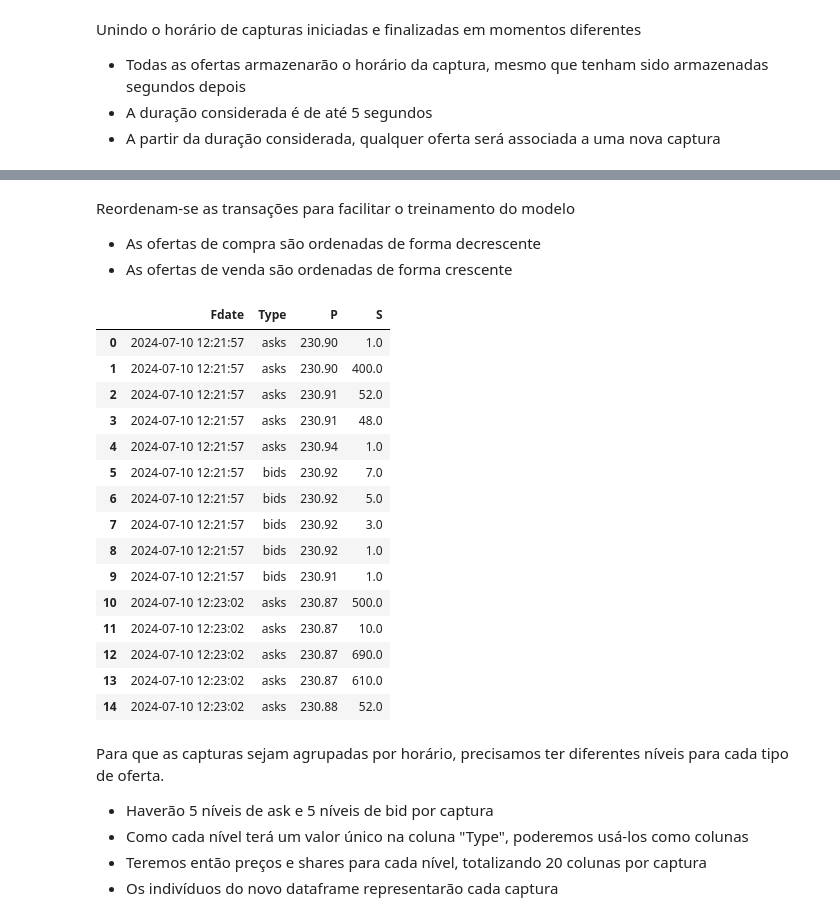
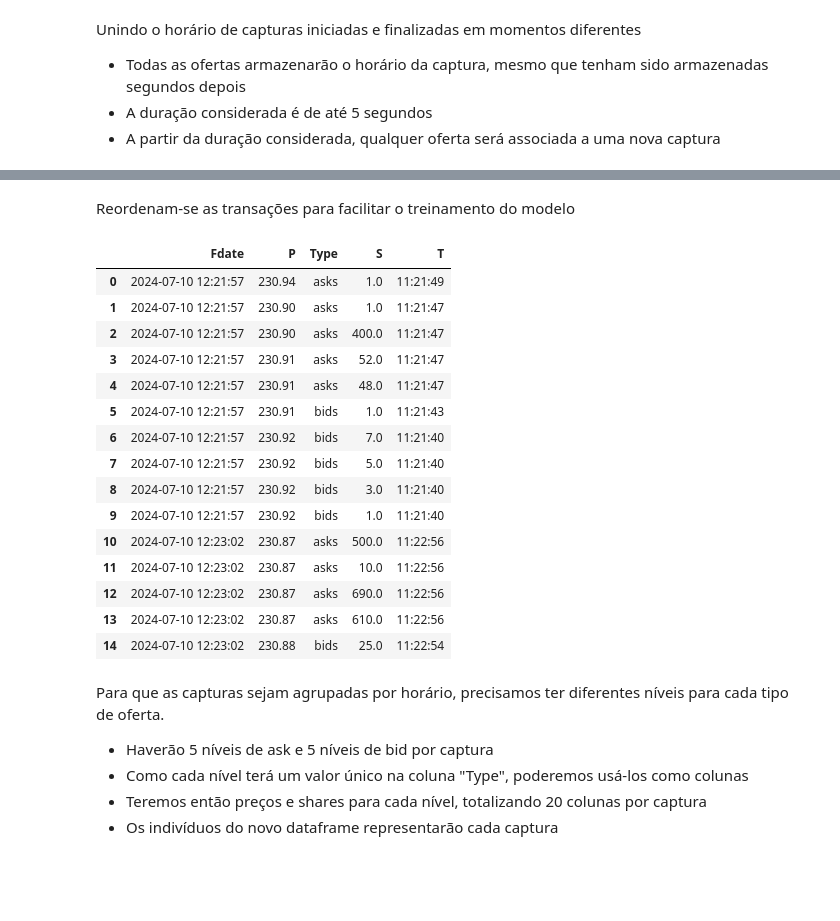
Before and after one commit to AILAB-CEFET-RJ/dtml, a Jupyter notebook: notebook/data_featuring.ipynb, the cells around one changed output, grey strips where cells are left out. Saved outputs shown, nothing was run; the diff lists cells and outputs as text; code cells hidden in the pictures; blank space fills up the shorter version.

```diff
--- a/notebook/data_featuring.ipynb
+++ b/notebook/data_featuring.ipynb
@@ -17,7 +17,8 @@ import numpy as np
 
 input_path = os.path.join('df_final.csv')
 df = pd.read_csv(input_path, parse_dates=["File_Date"])
+
 df = df[df['Company'] == 'APPLE INC COM']
-df = df[["File_Date", "Price_of_One_Share", "Transaction_type", "Number_of_Shares_Sold" ]]
+df = df[["File_Date", "Price_of_One_Share", "Transaction_type", "Number_of_Shares_Sold", "Time" ]]
 df.head(10) #print
 # %% [output]
@@ -40,7 +41,8 @@ df = df.rename(columns={
     'File_Date': 'Fdate',
     'Price_of_One_Share': 'P',
     'Transaction_type': 'Type',
-    'Number_of_Shares_Sold': 'S'
+    'Number_of_Shares_Sold': 'S',
+    'Time': 'T'
 })
 
 df #print
@@ -81,5 +83,5 @@ df #print
 Realizando ordenação por data de captura e tipo de oferta
   - Isso é essencial para agrupar posteriormente esses dados
 # %%
-df = df.sort_values(by=['Fdate', 'Type'], ascending=[True, True]).reset_index(drop=True)
-df.head(11) #print
+# df = df.sort_values(by=['Fdate', 'Type'], ascending=[True, True]).reset_index(drop=True)
+# df.head(11) #print
@@ -131,28 +120,32 @@ df2 #print
 # %% [markdown]
 Reordenam-se as transações para facilitar o treinamento do modelo
-  - As ofertas de compra são ordenadas de forma decrescente
-  - As ofertas de venda são ordenadas de forma crescente
 # %%
-df2 = df2.set_index(['Fdate', 'Type'])
-df2.loc[(slice(None), "asks"), :] = df2.loc[(slice(None), "asks"), :].sort_values(['Fdate', 'P'], ascending=[True, True])
-df2.loc[(slice(None), "bids"), :] = df2.loc[(slice(None), "bids"), :].sort_values(['Fdate', 'P'], ascending=[True, False])
+# df2 = df2.set_index(['Fdate', 'Type'])
+# df2.loc[(slice(None), "asks"), :] = df2.loc[(slice(None), "asks"), :].sort_values(['Fdate', 'P'], ascending=[True, True])
+# df2.loc[(slice(None), "bids"), :] = df2.loc[(slice(None), "bids"), :].sort_values(['Fdate', 'P'], ascending=[True, False])
+# df2 = df2.reset_index()
 
-df2 = df2.reset_index()
+# df2 = df2.sort_values(by=['Fdate', 'P'], ascending=[True, False])
+
+df2 = df2.set_index(['Fdate'])
+df2['T'] = pd.to_datetime(df2['T'], format='%H:%M:%S').dt.time
+df2 = df2.sort_values(by=['Fdate', 'T'], ascending=[True, False]).reset_index()
+
 df2.head(15) #print
 # %% [output]
-|  | Fdate | Type | P | S |
-| 0 | 2024-07-10 12:21:57 | asks | 230.90 | 1.0 |
-| 1 | 2024-07-10 12:21:57 | asks | 230.90 | 400.0 |
-| 2 | 2024-07-10 12:21:57 | asks | 230.91 | 52.0 |
-| 3 | 2024-07-10 12:21:57 | asks | 230.91 | 48.0 |
-| 4 | 2024-07-10 12:21:57 | asks | 230.94 | 1.0 |
-| 5 | 2024-07-10 12:21:57 | bids | 230.92 | 7.0 |
-| 6 | 2024-07-10 12:21:57 | bids | 230.92 | 5.0 |
-| 7 | 2024-07-10 12:21:57 | bids | 230.92 | 3.0 |
-| 8 | 2024-07-10 12:21:57 | bids | 230.92 | 1.0 |
-| 9 | 2024-07-10 12:21:57 | bids | 230.91 | 1.0 |
-| 10 | 2024-07-10 12:23:02 | asks | 230.87 | 500.0 |
-| 11 | 2024-07-10 12:23:02 | asks | 230.87 | 10.0 |
-| 12 | 2024-07-10 12:23:02 | asks | 230.87 | 690.0 |
-| 13 | 2024-07-10 12:23:02 | asks | 230.87 | 610.0 |
-| 14 | 2024-07-10 12:23:02 | asks | 230.88 | 52.0 |
+|  | Fdate | P | Type | S | T |
+| 0 | 2024-07-10 12:21:57 | 230.94 | asks | 1.0 | 11:21:49 |
+| 1 | 2024-07-10 12:21:57 | 230.90 | asks | 1.0 | 11:21:47 |
+| 2 | 2024-07-10 12:21:57 | 230.90 | asks | 400.0 | 11:21:47 |
+| 3 | 2024-07-10 12:21:57 | 230.91 | asks | 52.0 | 11:21:47 |
+| 4 | 2024-07-10 12:21:57 | 230.91 | asks | 48.0 | 11:21:47 |
+| 5 | 2024-07-10 12:21:57 | 230.91 | bids | 1.0 | 11:21:43 |
+| 6 | 2024-07-10 12:21:57 | 230.92 | bids | 7.0 | 11:21:40 |
+| 7 | 2024-07-10 12:21:57 | 230.92 | bids | 5.0 | 11:21:40 |
+| 8 | 2024-07-10 12:21:57 | 230.92 | bids | 3.0 | 11:21:40 |
+| 9 | 2024-07-10 12:21:57 | 230.92 | bids | 1.0 | 11:21:40 |
+| 10 | 2024-07-10 12:23:02 | 230.87 | asks | 500.0 | 11:22:56 |
+| 11 | 2024-07-10 12:23:02 | 230.87 | asks | 10.0 | 11:22:56 |
+| 12 | 2024-07-10 12:23:02 | 230.87 | asks | 690.0 | 11:22:56 |
+| 13 | 2024-07-10 12:23:02 | 230.87 | asks | 610.0 | 11:22:56 |
+| 14 | 2024-07-10 12:23:02 | 230.88 | bids | 25.0 | 11:22:54 |
```
Also changed, not shown: parts of 16 cells of this notebook, 1 other file.
